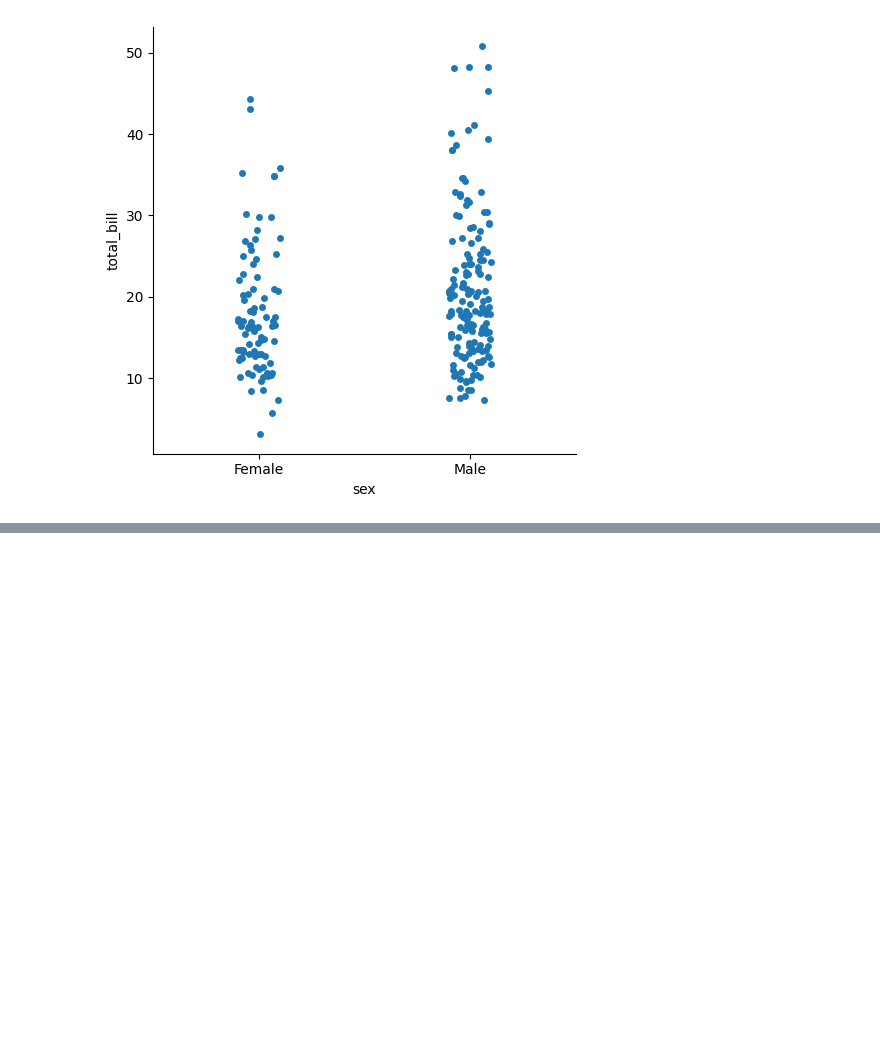
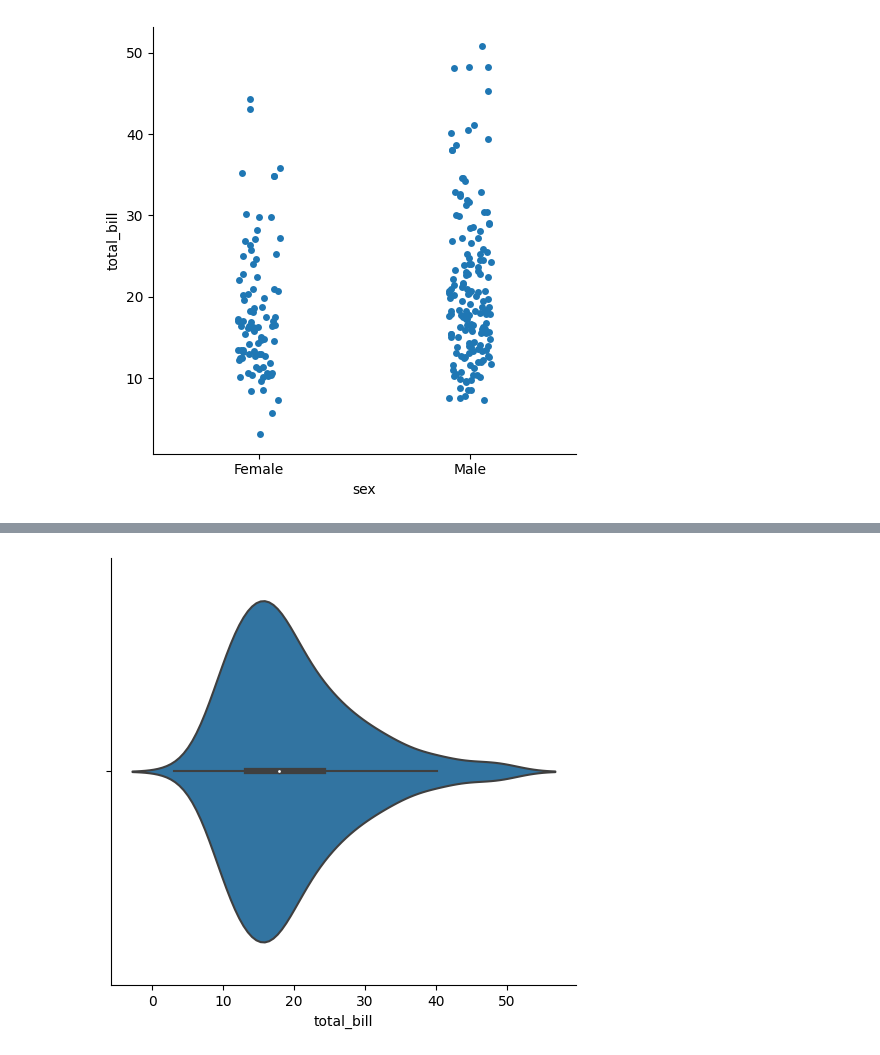
Before and after one commit to DavidTGAUTIER/mini-projects, a Jupyter notebook: Pandas-Stats/stats.ipynb, the cells around one changed output, grey strips where cells are left out. Saved outputs shown, nothing was run; the diff lists cells and outputs as text; code cells hidden in the pictures; blank space fills up the shorter version.

```diff
--- a/Pandas-Stats/stats.ipynb
+++ b/Pandas-Stats/stats.ipynb
@@ -1163,0 +1176,4 @@ sns.catplot(data=tips, x="sex", y="total_bill", kind="strip");
+# %%
+sns.catplot(data=tips, x="total_bill", kind="violin");
+# %% [output]
+[figure, added]
```
Also changed, not shown: parts of 14 cells of this notebook.
